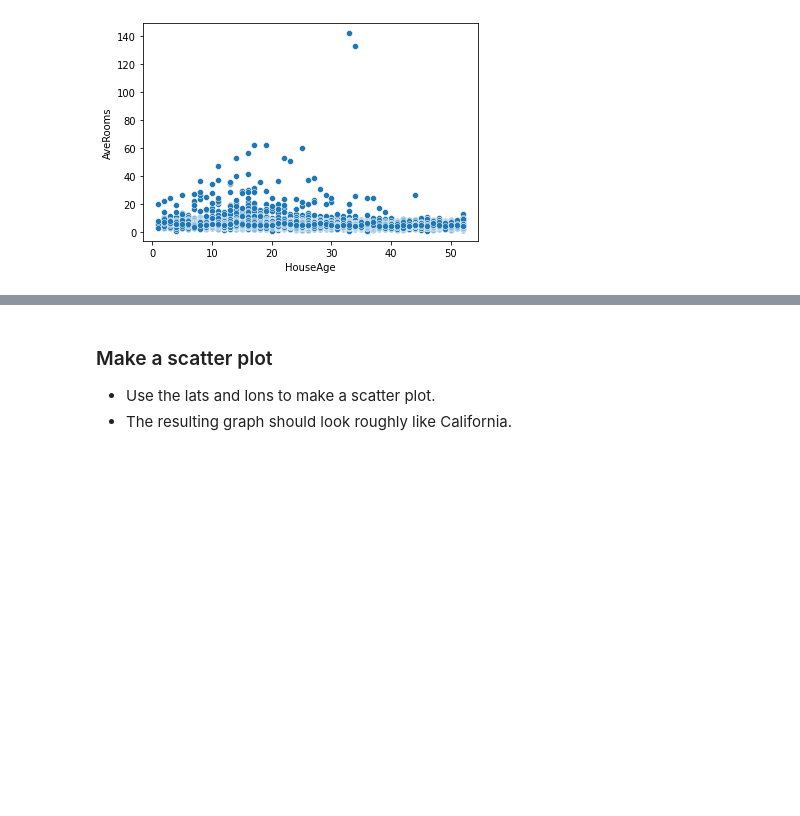
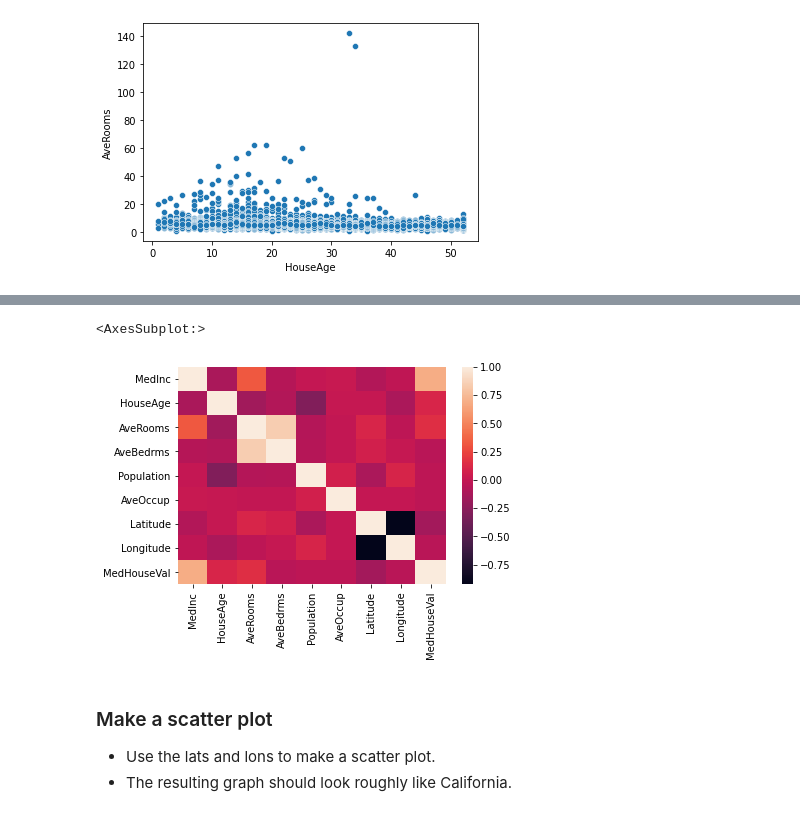
Before and after one commit to abielhammonds/week_17_homework, a Jupyter notebook: cal_housing_hw.ipynb, the cells around one changed output, grey strips where cells are left out. Saved outputs shown, nothing was run; the diff lists cells and outputs as text; code cells hidden in the pictures; blank space fills up the shorter version.

```diff
--- a/cal_housing_hw.ipynb
+++ b/cal_housing_hw.ipynb
@@ -172,3 +177,8 @@ sns.scatterplot(data=housing_df, x="HouseAge", y="AveRooms")
+# %%
+sns.heatmap(housing_df.corr(),)
+# %% [output]
+<AxesSubplot:>
+[figure, added]
 # %% [markdown]
 ### Make a scatter plot
 - Use the lats and lons to make a scatter plot.
```
Also changed, not shown: parts of 34 cells of this notebook.
